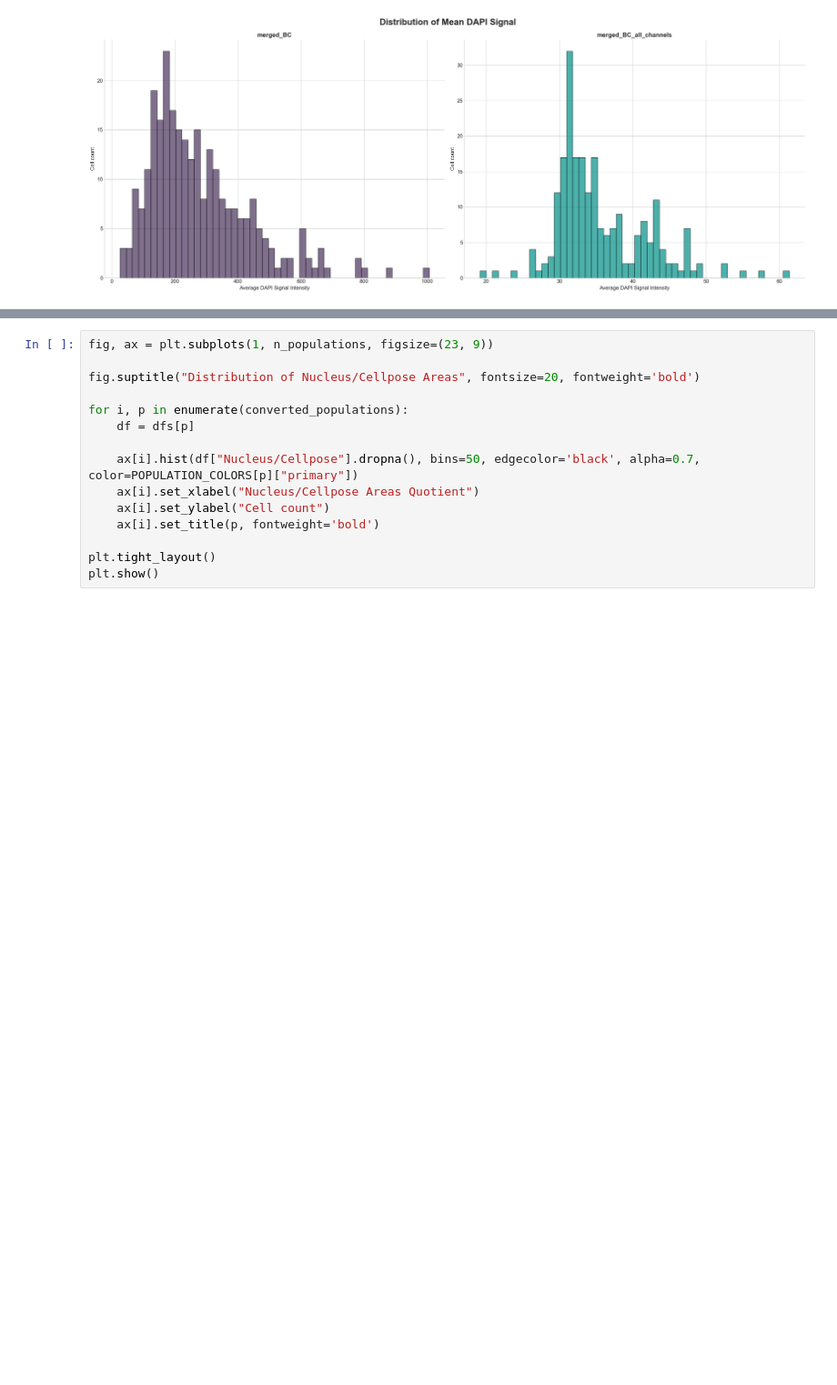
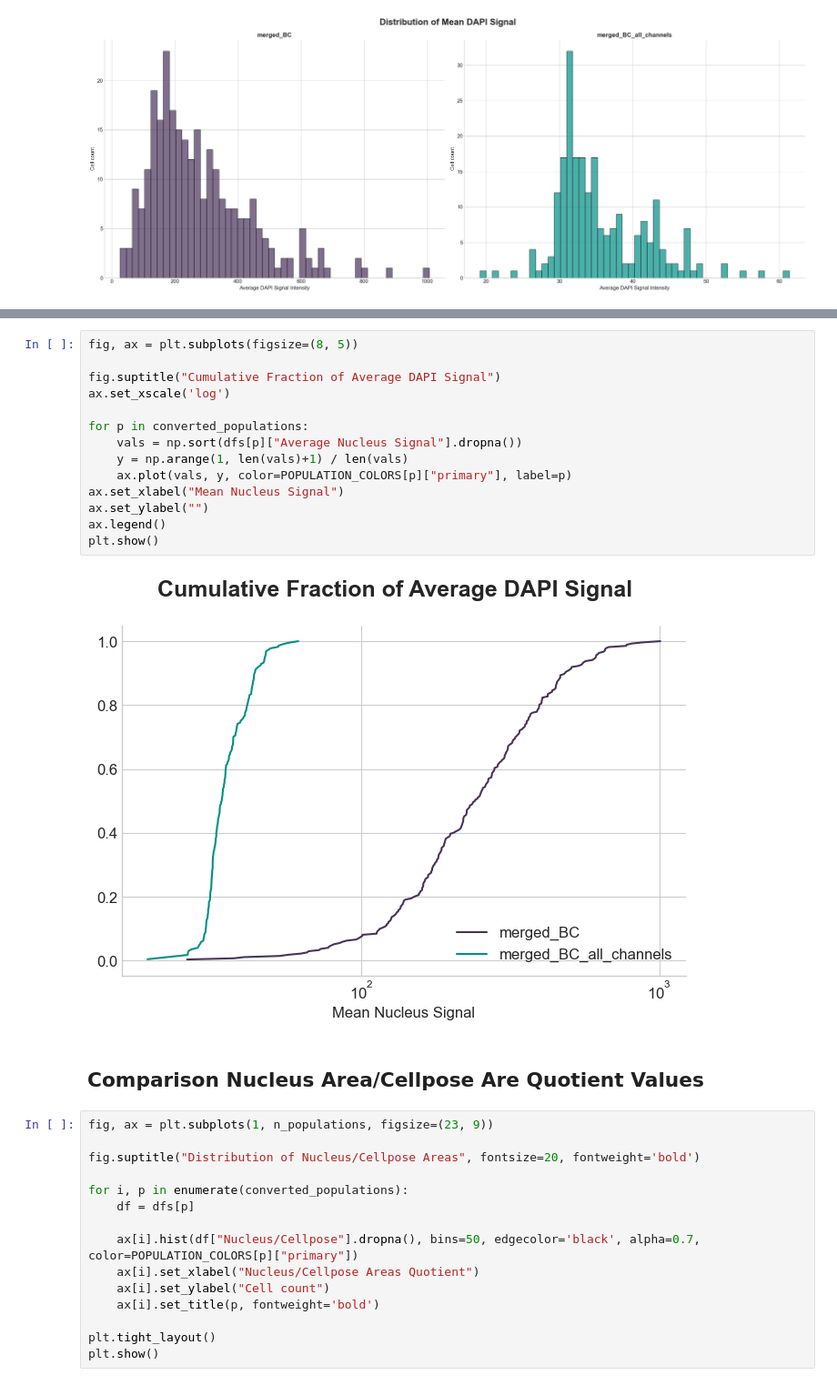
Before and after one commit to piotr-kedzierski/mask_analysis, a Jupyter notebook: mask_analysis.ipynb, the cells around one changed output, grey strips where cells are left out. Shown at 91% size. Saved outputs shown, nothing was run; the diff lists cells and outputs as text; blank space fills up the shorter version.

```diff
--- a/mask_analysis.ipynb
+++ b/mask_analysis.ipynb
@@ -249,6 +366,24 @@ plt.tight_layout()
 plt.show()
 # %% [output]
 [figure]
+# %%
+fig, ax = plt.subplots(figsize=(8, 5))
+
+fig.suptitle("Cumulative Fraction of Average DAPI Signal")
+ax.set_xscale('log')
+
+for p in converted_populations:
+    vals = np.sort(dfs[p]["Average Nucleus Signal"].dropna())
+    y = np.arange(1, len(vals)+1) / len(vals)
+    ax.plot(vals, y, color=POPULATION_COLORS[p]["primary"], label=p)
+ax.set_xlabel("Mean Nucleus Signal")
+ax.set_ylabel("")
+ax.legend()
+plt.show()
+# %% [output]
+[figure, added]
+# %% [markdown]
+## Comparison Nucleus Area/Cellpose Are Quotient Values
 # %%
 fig, ax = plt.subplots(1, n_populations, figsize=(23, 9))
 
```
Also changed, not shown: parts of 17 cells of this notebook, 1 other file.
